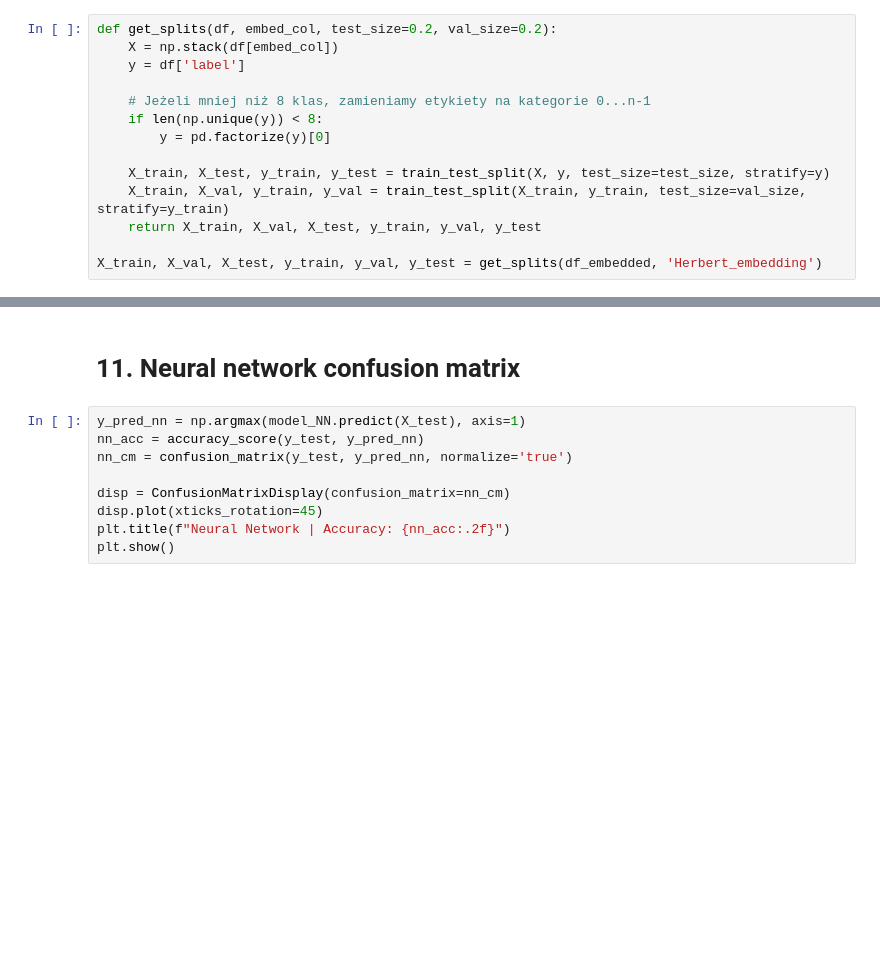
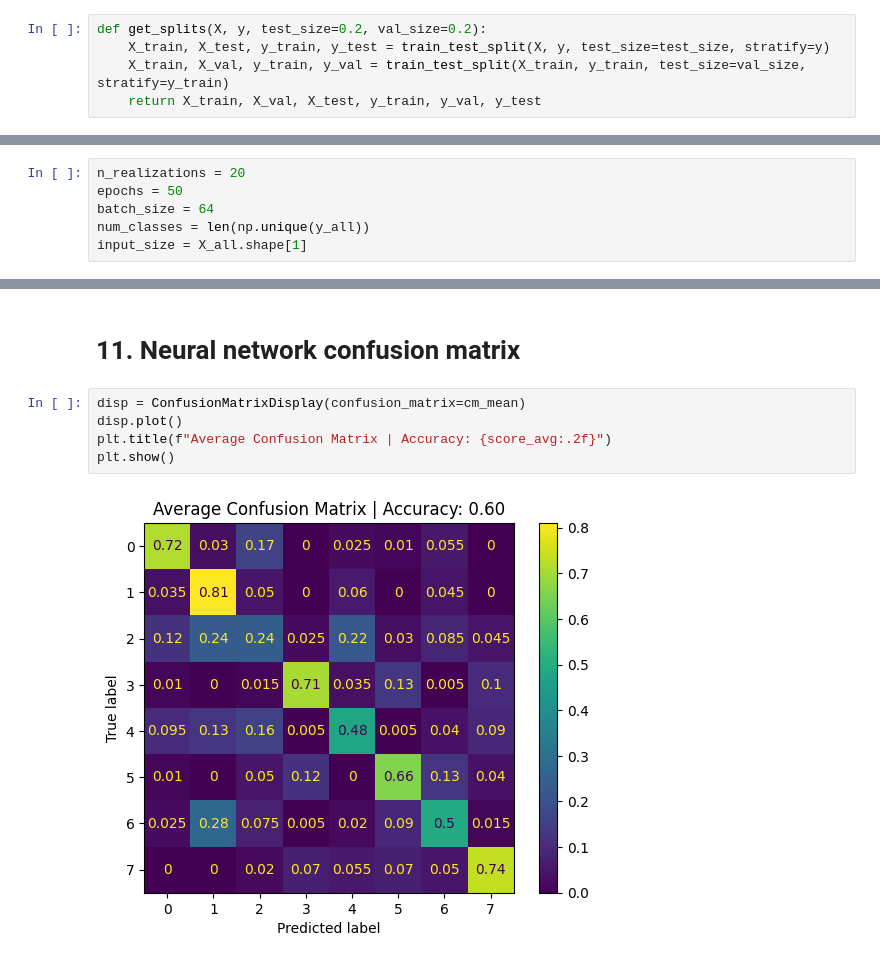
Before and after one commit to NikolaJanik/Polish_poetry_classification_with_transformers, a Jupyter notebook: ML_and_NN_classifier.ipynb, the cells around one changed output, grey strips where cells are left out. Saved outputs shown, nothing was run; the diff lists cells and outputs as text; blank space fills up the shorter version.

```diff
--- a/ML_and_NN_classifier.ipynb
+++ b/ML_and_NN_classifier.ipynb
@@ -69,18 +87,9 @@ df_embedded = df_embedded.sample(frac=1).reset_index(drop=Tru
 # %% [markdown]
 # 7. Prepare X and y sets
 # %%
-def get_splits(df, embed_col, test_size=0.2, val_size=0.2):
-    X = np.stack(df[embed_col])
-    y = df['label']
-
-    # Jeżeli mniej niż 8 klas, zamieniamy etykiety na kategorie 0...n-1
-    if len(np.unique(y)) < 8:
-        y = pd.factorize(y)[0]
-
+def get_splits(X, y, test_size=0.2, val_size=0.2):
     X_train, X_test, y_train, y_test = train_test_split(X, y, test_size=test_size, stratify=y)
     X_train, X_val, y_train, y_val = train_test_split(X_train, y_train, test_size=val_size, stratify=y_train)
     return X_train, X_val, X_test, y_train, y_val, y_test
-
-X_train, X_val, X_test, y_train, y_val, y_test = get_splits(df_embedded, 'Herbert_embedding')
 # %% [markdown]
 # 8. Machine learning model (Decision Tree)
@@ -130,0 +156,6 @@ history = model_NN.fit(
+# %%
+n_realizations = 20
+epochs = 50
+batch_size = 64
+num_classes = len(np.unique(y_all))
+input_size = X_all.shape[1]
@@ -150,11 +256,9 @@ plot_learning_curve(history)
 # %% [markdown]
 # 11. Neural network confusion matrix
-# %%
-y_pred_nn = np.argmax(model_NN.predict(X_test), axis=1)
-nn_acc = accuracy_score(y_test, y_pred_nn)
-nn_cm = confusion_matrix(y_test, y_pred_nn, normalize='true')
-
-disp = ConfusionMatrixDisplay(confusion_matrix=nn_cm)
-disp.plot(xticks_rotation=45)
-plt.title(f"Neural Network | Accuracy: {nn_acc:.2f}")
-plt.show()
+# %%
+disp = ConfusionMatrixDisplay(confusion_matrix=cm_mean)
+disp.plot()
+plt.title(f"Average Confusion Matrix | Accuracy: {score_avg:.2f}")
+plt.show()
+# %% [output]
+[figure, added]
```
Also changed, not shown: parts of 15 cells of this notebook.
